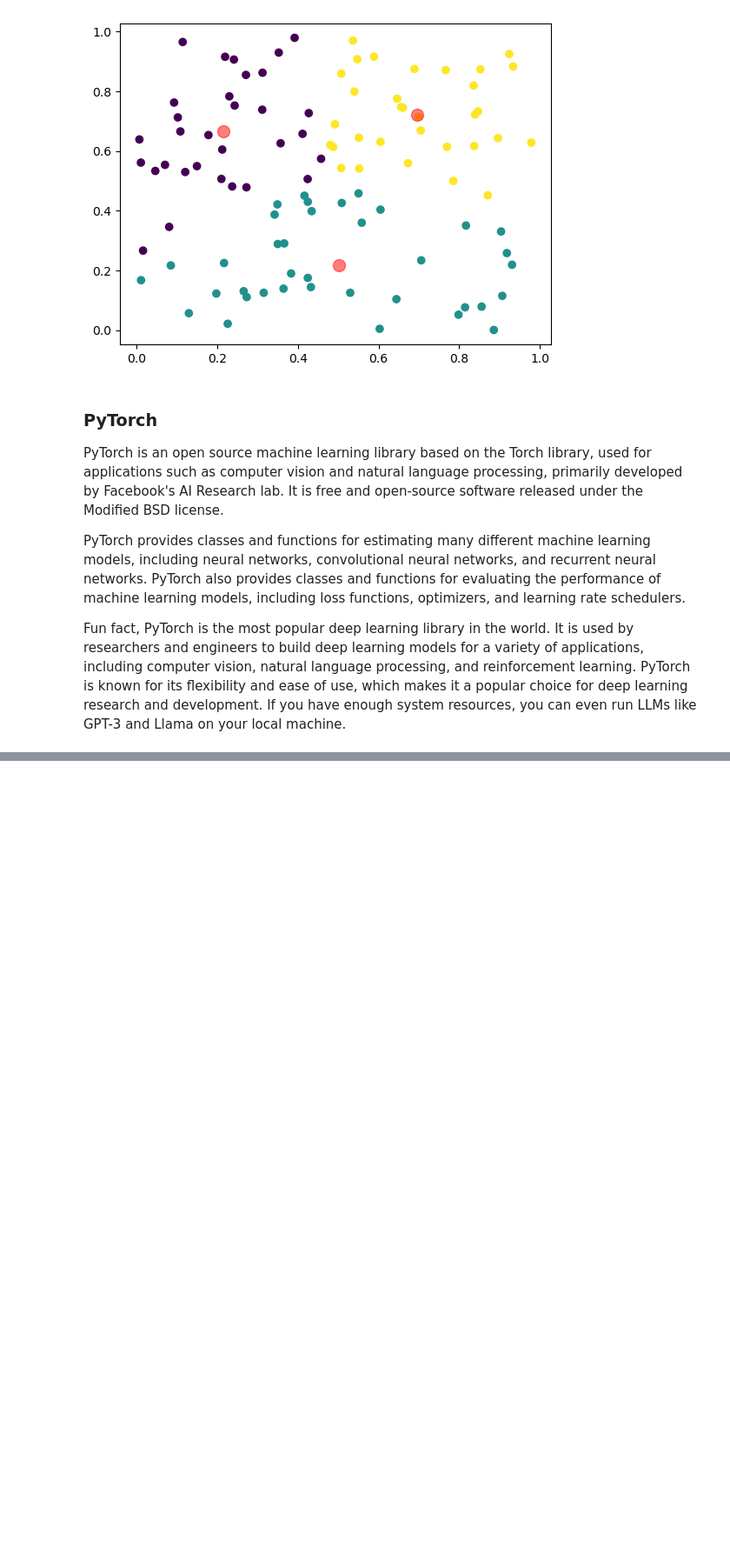
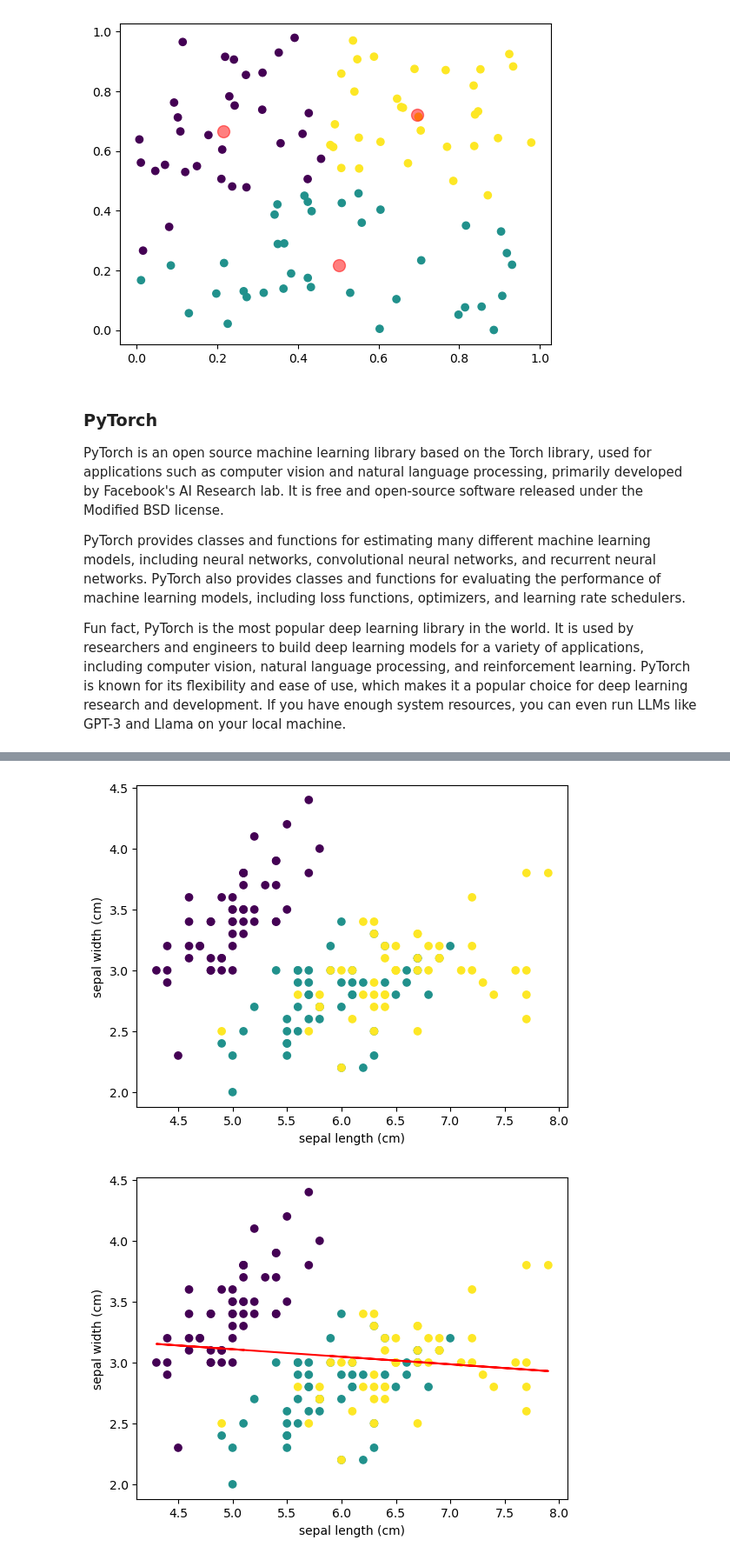
Before and after one commit to seinjonetan/mfre_workshop, a Jupyter notebook: python/python_2024/py_intro.ipynb, the cells around one changed output, grey strips where cells are left out. Shown at 87% size. Saved outputs shown, nothing was run; the diff lists cells and outputs as text; code cells hidden in the pictures; blank space fills up the shorter version.

```diff
--- a/python/python_2024/py_intro.ipynb
+++ b/python/python_2024/py_intro.ipynb
@@ -685,0 +709,34 @@ Fun fact, PyTorch is the most popular deep learning library in the world. It is
+# %%
+# Load the iris dataset
+from sklearn.datasets import load_iris
+
+iris = load_iris()
+
+# Create a DataFrame with the feature data
+df = pd.DataFrame(iris.data, columns=iris.feature_names)
+
+# Scatter plot of sepal length vs sepal width
+plt.scatter(df['sepal length (cm)'], df['sepal width (cm)'], c=iris.target, cmap='viridis')
+plt.xlabel('sepal length (cm)')
+plt.ylabel('sepal width (cm)')
+plt.savefig('graphs/sepal.png') # Save the plot as a png file
+plt.show()
+
+# Fit a regresison model to the data
+from sklearn.linear_model import LinearRegression
+
+X = df['sepal length (cm)'].values.reshape(-1, 1)
+y = df['sepal width (cm)']
+
+model = LinearRegression()
+model.fit(X, y)
+
+# Plot the regression line
+plt.scatter(df['sepal length (cm)'], df['sepal width (cm)'], c=iris.target, cmap='viridis')
+plt.plot(df['sepal length (cm)'], model.predict(X), color='red')
+plt.xlabel('sepal length (cm)')
+plt.ylabel('sepal width (cm)')
+plt.show()
+# %% [output]
+[figure, added]
+[figure, added]
```
Also changed, not shown: parts of 4 cells of this notebook, 3 other files.
